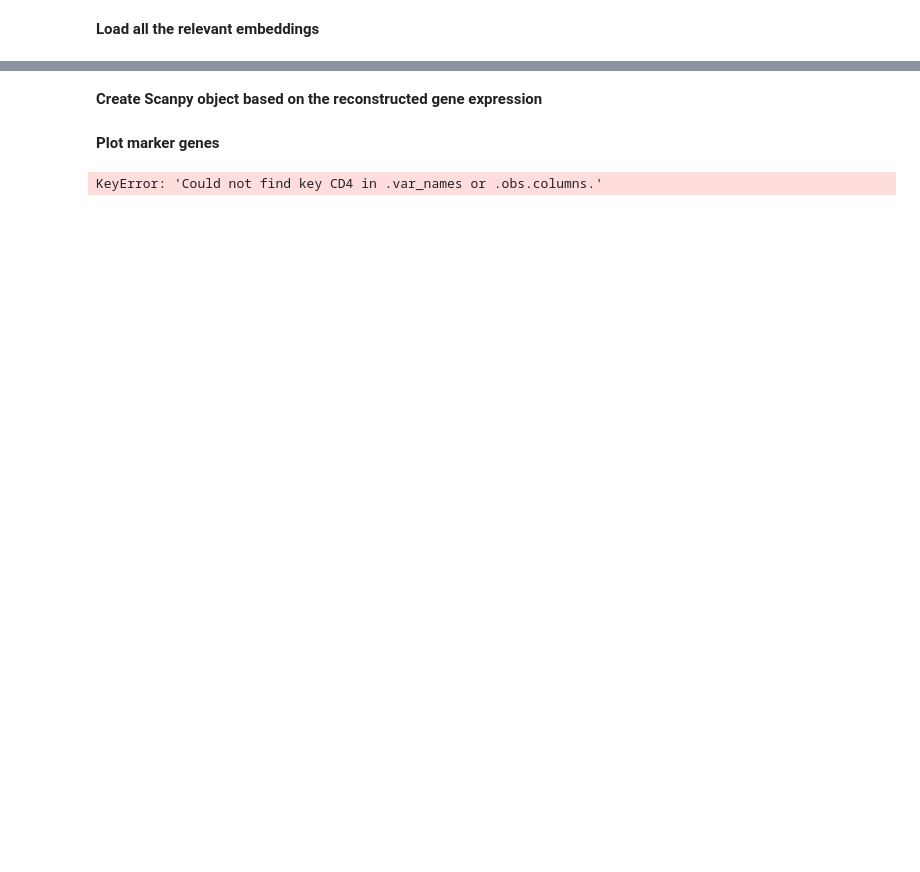
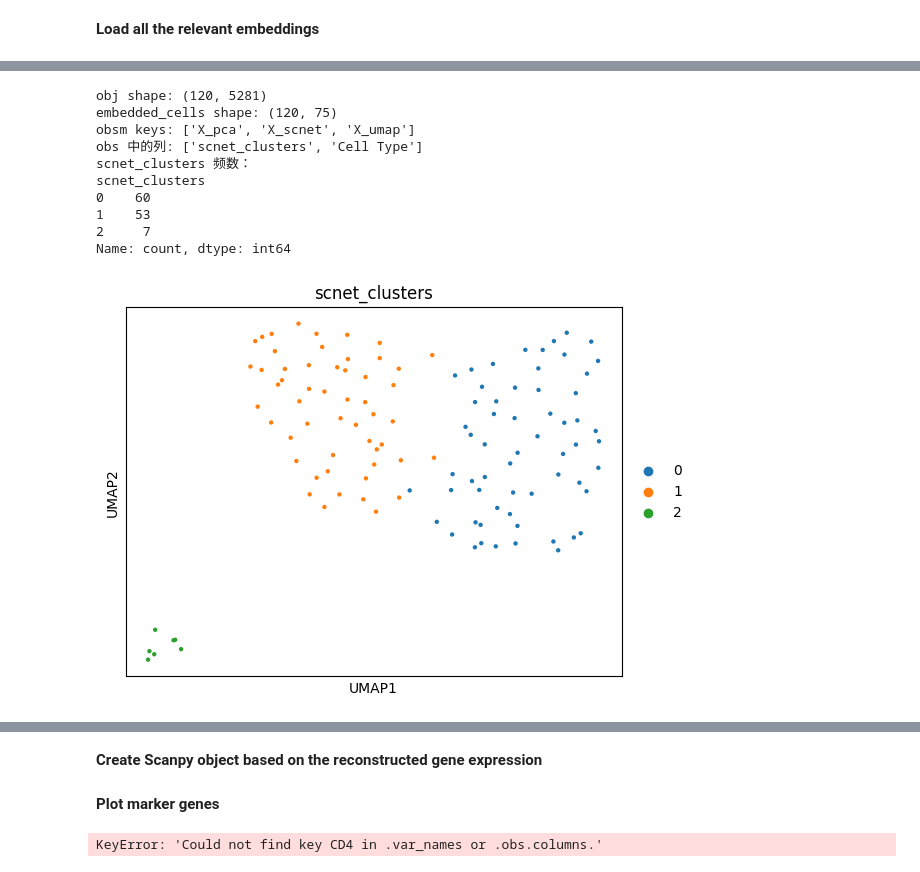
Before and after one commit to Lissiu/scNET, a Jupyter notebook: ““scNET_protein_2024.ipynb, the cells around one changed output, grey strips where cells are left out. Drawn from its saved outputs; the diff is of its cells as text; code cells hidden in the pictures; blank space fills up the shorter version.

```diff
--- a/““scNET_protein_2024.ipynb
+++ b/““scNET_protein_2024.ipynb
@@ -700,3 +582,46 @@ KeyError: 'scnet_clusters'
+# %%
+import numpy as np
+import scanpy as sc
+
+print("obj shape:", obj.shape)
+print("embedded_cells shape:", embedded_cells.shape)
+
+# 1）把 scNET 的 embedding 放到 obsm
+emb = np.asarray(embedded_cells)
+if emb.ndim == 1:
+    emb = emb.reshape(-1, 1)    # 防止 (120,) 这种一维
+assert emb.shape[0] == obj.n_obs, (emb.shape, obj.n_obs)
+
+obj.obsm["X_scnet"] = emb
+print("obsm keys:", list(obj.obsm.keys()))
+
+# 2）基于 scNET embedding 建邻居图
+sc.pp.neighbors(obj, use_rep="X_scnet")
+
+# 3）跑 UMAP
+sc.tl.umap(obj)
+
+# 4）Leiden clustering，结果存在 obs['scnet_clusters']
+sc.tl.leiden(obj, resolution=0.5, key_added="scnet_clusters")
+
+print("obs 中的列:", obj.obs.columns.tolist())
+print("scnet_clusters 频数：")
+print(obj.obs["scnet_clusters"].value_counts())
+
+# 5）画 UMAP 看看聚类
+sc.pl.umap(obj, color=["scnet_clusters"], size=40)
+# %% [output]
+obj shape: (120, 5281)
+embedded_cells shape: (120, 75)
+obsm keys: ['X_pca', 'X_scnet', 'X_umap']
+obs 中的列: ['scnet_clusters', 'Cell Type']
+scnet_clusters 频数：
+scnet_clusters
+0    60
+1    53
+2     7
+Name: count, dtype: int64
+[figure, added]
 # %%
 import pandas as pd
 # 将完整的 rank_genes_groups 结果转换为 DataFrame
```
Also changed, not shown: parts of 48 cells of this notebook.
